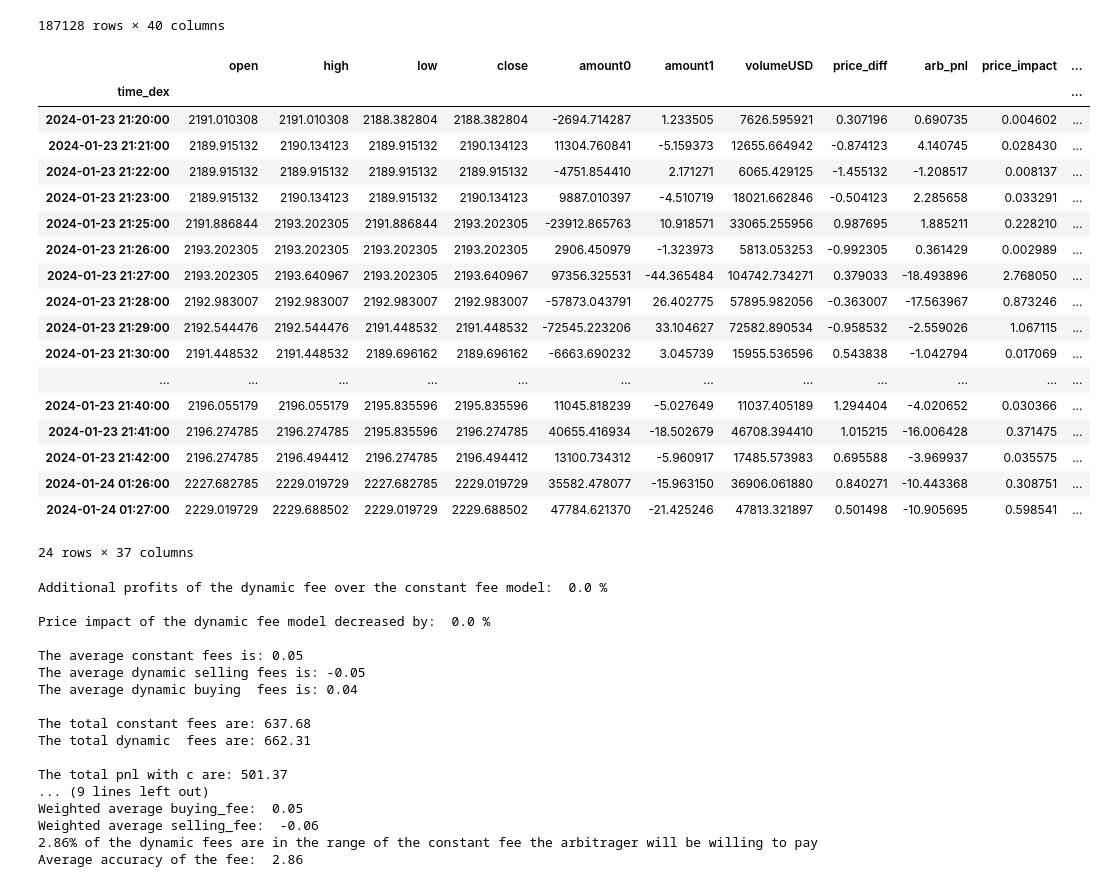
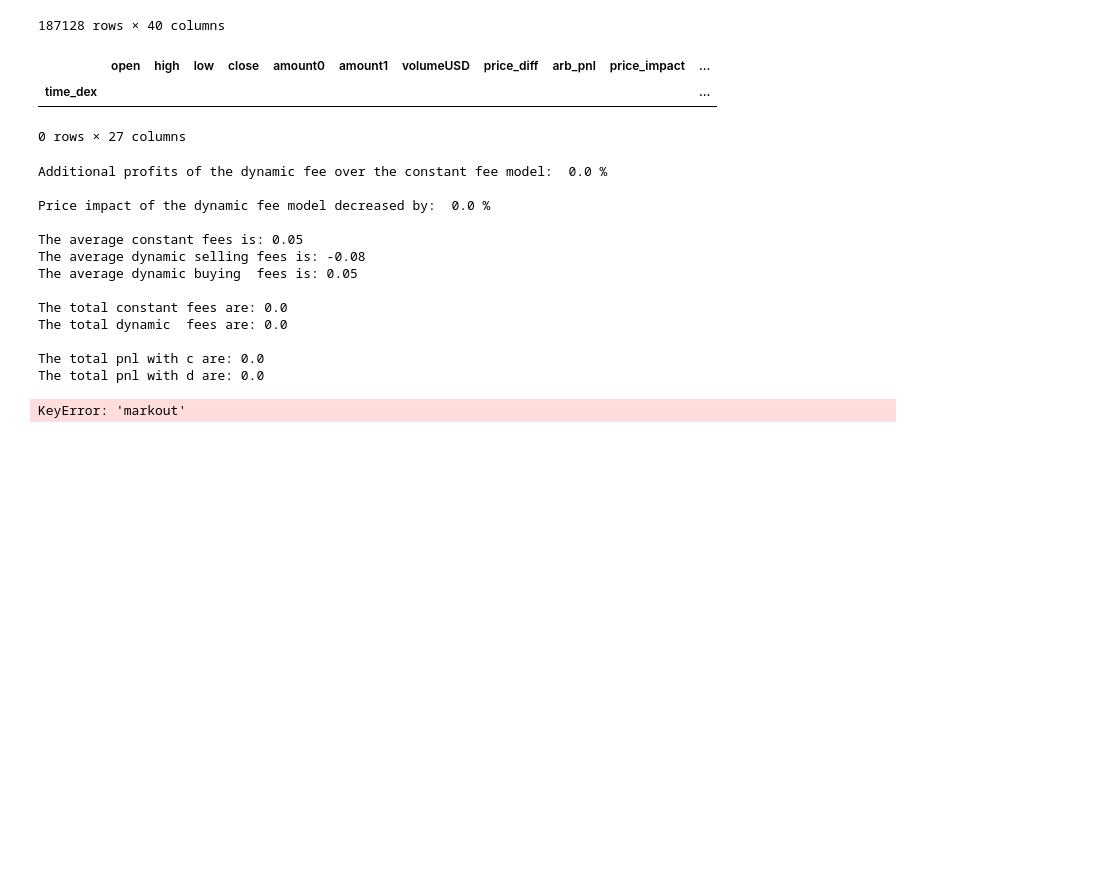
Before and after one commit to Armand-Morin/afp-berkeley-dynamic-fee-defi-amm, a Jupyter notebook: compact_model.ipynb, the cells around one changed output. Saved outputs shown, nothing was run; the diff lists cells and outputs as text; code cells hidden in the pictures; blank space fills up the shorter version.

```diff
--- a/compact_model.ipynb
+++ b/compact_model.ipynb
@@ -104,15 +104,15 @@ data['target_fee'] = (-np.sign(data['amount1']) * data['arb_fee']/100).clip(-0.1
 
 data = data.dropna()
 
-features = [#'LVR_nbtoken',
-            #'price_diff',
+features = ['LVR_nbtoken',
+            'price_diff',
             'arb_pnl',
-            #'std',
-            #'price_impact',
+            'std',
+            'price_impact',
             #'mean_rol_amount', 'avg_gas',  'rol_amountUSD',
-            #'lambda_1min',# 'rol_1min_span', 'rol_1m_trade_count',
-            #'lambda_5min',# 'rol_5min_span', 'rol_5m_trade_count',
-            #'amountUSD',
+            'lambda_1min',# 'rol_1min_span', 'rol_1m_trade_count',
+            'lambda_5min',# 'rol_5min_span', 'rol_5m_trade_count',
+            'amountUSD',
             ]
 target = 'target_fee' # 'tcost_usd'
 
@@ -122,8 +122,8 @@ filtered_indices = data[features].apply(lambda x: x.between(lower_bound[x.name],
 data_filtered = data.loc[filtered_indices].copy()
 
 # max and min fee in %
-f_min = 0.02
-f_max = 0.08
+f_min = 0.03
+f_max = 0.1
 
 params = {}
 for f in features:
@@ -238,54 +238,38 @@ metrics['1m_volumeUSD'] = metrics['volumeUSD'].rolling(window=60).sum()
 metrics['std'] = metrics['close'].rolling(window=60).std()
 
 metrics['future_close'] = metrics['close'].shift(-60)
-metrics = metrics.dropna()
+#metrics = metrics.dropna()
 
 metrics['markout'] = metrics.apply(lambda x: calculate_markout(d=np.sign(x['amount0']), v=x['volumeUSD'], f=x['future_close'], p=x['close']), axis=1)
 
 pool_fee_rate = 0.05/100
 
 metrics['trade_direction'] = np.sign(metrics['amount0'])
 metrics['cfee'] = pool_fee_rate * metrics['volumeUSD']
 metrics['dfee'] = metrics['combined_fee'].abs() * metrics['volumeUSD']
 
 metrics['cpnl'] = metrics['close'].shift(-1) - metrics['close'] + metrics['cfee'].abs()
 metrics['dpnl'] = metrics['close'].shift(-1) - metrics['close'] + metrics['dfee'].abs()
 
 metrics['cfee_cumul'] = metrics['cfee'].cumsum()
 metrics['dfee_cumul'] = metrics['dfee'].cumsum()
 metrics['avg_7m_cfee'] = (metrics['volumeUSD'] * pool_fee_rate).rolling(window=7).mean()
 
 metrics['cpnl_5m_positive'] = (pool_fee_rate*metrics['arb_pnl']).rolling(window=5).apply(lambda x: np.sum(x[x>0]))
 metrics['cpnl_5m_negative'] = ((1-pool_fee_rate)*metrics['arb_pnl']).rolling(window=5).apply(lambda x: np.sum(x[x<0]))
 # Calculate a 7 min ma of percent toxic flow:
 metrics['c%_toxic_flow_ma_5m'] = (metrics['cpnl_5m_negative'].abs() / (metrics['cpnl_5m_negative'] + metrics['cpnl_5m_positive'])).rolling(window=7).mean()
 
 metrics['dpnl_5m_positive'] = (metrics['combined_fee'].abs()*metrics['arb_pnl']).rolling(window=5).apply(lambda x: np.sum(x[x>0]))
 metrics['dpnl_5m_negative'] = ((1-metrics['combined_fee'].abs())*metrics['arb_pnl']).rolling(window=5).apply(lambda x: np.sum(x[x<0]))
 # Calculate a 7 min ma of percent toxic flow:
 metrics['d%_toxic_flow_ma_5m'] = (metrics['dpnl_5m_negative'].abs() / (metrics['dpnl_5m_negative'] + metrics['dpnl_5m_positive'])).rolling(window=7).mean()
 
 metrics.dropna()
 # %% [output]
 |  | open | high | low | close | amount0 | amount1 | volumeUSD | price_diff | arb_pnl | price_impact | ... |
 | time_dex |  |  |  |  |  |  |  |  |  |  | ... |
-| 2024-01-23 21:20:00 | 2191.010308 | 2191.010308 | 2188.382804 | 2188.382804 | -2694.714287 | 1.233505 | 7626.595921 | 0.307196 | 0.690735 | 0.004602 | ... |
-| 2024-01-23 21:21:00 | 2189.915132 | 2190.134123 | 2189.915132 | 2190.134123 | 11304.760841 | -5.159373 | 12655.664942 | -0.874123 | 4.140745 | 0.028430 | ... |
-| 2024-01-23 21:22:00 | 2189.915132 | 2189.915132 | 2189.915132 | 2189.915132 | -4751.854410 | 2.171271 | 6065.429125 | -1.455132 | -1.208517 | 0.008137 | ... |
-| 2024-01-23 21:23:00 | 2189.915132 | 2190.134123 | 2189.915132 | 2190.134123 | 9887.010397 | -4.510719 | 18021.662846 | -0.504123 | 2.285658 | 0.033291 | ... |
-| 2024-01-23 21:25:00 | 2191.886844 | 2193.202305 | 2191.886844 | 2193.202305 | -23912.865763 | 10.918571 | 33065.255956 | 0.987695 | 1.885211 | 0.228210 | ... |
-| 2024-01-23 21:26:00 | 2193.202305 | 2193.202305 | 2193.202305 | 2193.202305 | 2906.450979 | -1.323973 | 5813.053253 | -0.992305 | 0.361429 | 0.002989 | ... |
-| 2024-01-23 21:27:00 | 2193.202305 | 2193.640967 | 2193.202305 | 2193.640967 | 97356.325531 | -44.365484 | 104742.734271 | 0.379033 | -18.493896 | 2.768050 | ... |
-| 2024-01-23 21:28:00 | 2192.983007 | 2192.983007 | 2192.983007 | 2192.983007 | -57873.043791 | 26.402775 | 57895.982056 | -0.363007 | -17.563967 | 0.873246 | ... |
-| 2024-01-23 21:29:00 | 2192.544476 | 2192.544476 | 2191.448532 | 2191.448532 | -72545.223206 | 33.104627 | 72582.890534 | -0.958532 | -2.559026 | 1.067115 | ... |
-| 2024-01-23 21:30:00 | 2191.448532 | 2191.448532 | 2189.696162 | 2189.696162 | -6663.690232 | 3.045739 | 15955.536596 | 0.543838 | -1.042794 | 0.017069 | ... |
-| ... | ... | ... | ... | ... | ... | ... | ... | ... | ... | ... | ... |
-| 2024-01-23 21:40:00 | 2196.055179 | 2196.055179 | 2195.835596 | 2195.835596 | 11045.818239 | -5.027649 | 11037.405189 | 1.294404 | -4.020652 | 0.030366 | ... |
-| 2024-01-23 21:41:00 | 2196.274785 | 2196.274785 | 2195.835596 | 2196.274785 | 40655.416934 | -18.502679 | 46708.394410 | 1.015215 | -16.006428 | 0.371475 | ... |
-| 2024-01-23 21:42:00 | 2196.274785 | 2196.494412 | 2196.274785 | 2196.494412 | 13100.734312 | -5.960917 | 17485.573983 | 0.695588 | -3.969937 | 0.035575 | ... |
-| 2024-01-24 01:26:00 | 2227.682785 | 2229.019729 | 2227.682785 | 2229.019729 | 35582.478077 | -15.963150 | 36906.061880 | 0.840271 | -10.443368 | 0.308751 | ... |
-| 2024-01-24 01:27:00 | 2229.019729 | 2229.688502 | 2229.019729 | 2229.688502 | 47784.621370 | -21.425246 | 47813.321897 | 0.501498 | -10.905695 | 0.598541 | ... |
-24 rows × 37 columns
+0 rows × 27 columns
 # %%
 add_per = (metrics['dpnl'] - metrics['cpnl']).sum()/current_liquidity_usd
 print('Additional profits of the dynamic fee over the constant fee model: ', round(add_per*100,2), '%')
@@ -341,15 +325,12 @@ Additional profits of the dynamic fee over the constant fee model:  0.0 %
 Price impact of the dynamic fee model decreased by:  0.0 %
 
 The average constant fees is: 0.05
-The average dynamic selling fees is: -0.05
-The average dynamic buying  fees is: 0.04
+The average dynamic selling fees is: -0.08
+The average dynamic buying  fees is: 0.05
 
-The total constant fees are: 637.68
-The total dynamic  fees are: 662.31
+The total constant fees are: 0.0
+The total dynamic  fees are: 0.0
 
-The total pnl with c are: 501.37
-... (9 lines left out)
-Weighted average buying_fee:  0.05
-Weighted average selling_fee:  -0.06
-2.86% of the dynamic fees are in the range of the constant fee the arbitrager will be willing to pay
-Average accuracy of the fee:  2.86
+The total pnl with c are: 0.0
+The total pnl with d are: 0.0
+KeyError: 'markout'
```
Also changed, not shown: parts of 6 cells of this notebook.
